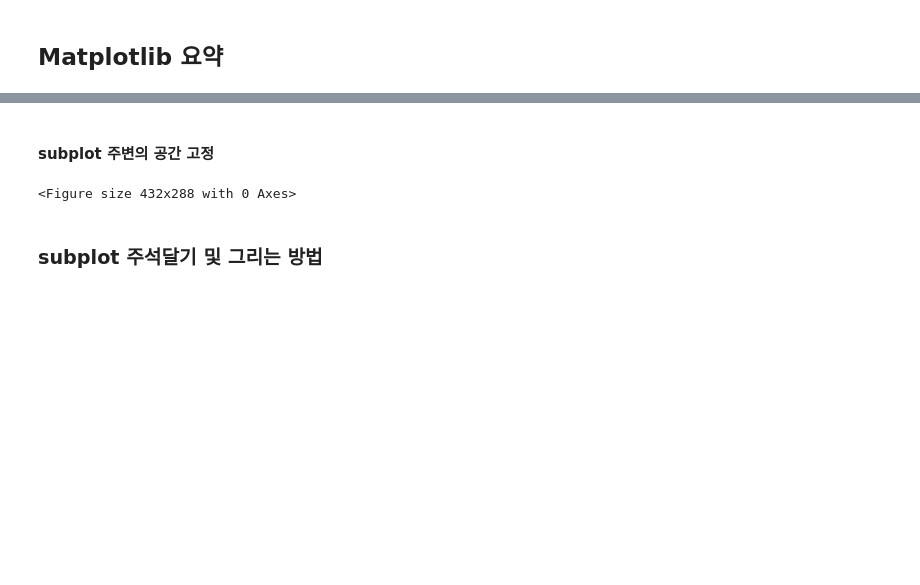
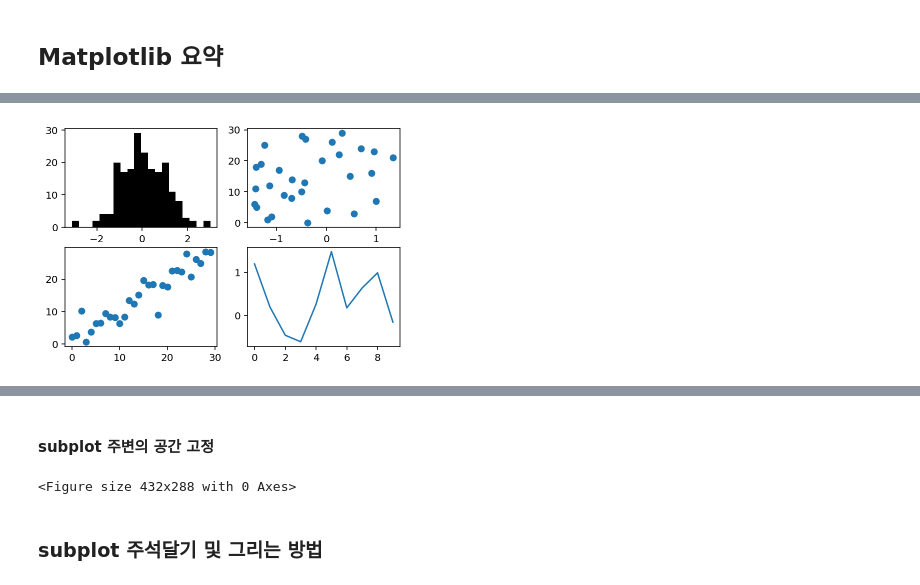
Before and after one commit to hwayoung306/AI, a Jupyter notebook: 20220419_py_06_데이터시각화.ipynb, the cells around one changed output, grey strips where cells are left out. Drawn from its saved outputs; the diff is of its cells as text; code cells hidden in the pictures; blank space fills up the shorter version.

```diff
--- a/20220419_py_06_데이터시각화.ipynb
+++ b/20220419_py_06_데이터시각화.ipynb
@@ -494,0 +542,6 @@ fig = plt.figure()
+# %%
+fig = plt.figure()
+
+ax1 = fig.add_subplot(2, 2, 1)
+ax2 = fig.add_subplot(2, 2, 2)
+ax3 = fig.add_subplot(2, 2, 3)
@@ -494,0 +550,20 @@ fig = plt.figure()
+# %%
+ax4 = fig.add_subplot(2, 2, 4)
+# %%
+import numpy as np
+
+ax1.clear()
+ax1.hist( np.random.randn(200), bins =20, color='k' )
+
+ax2.clear()
+ax2.scatter( np.random.randn(30), np.arange(30))
+
+ax3.clear()
+ax3.scatter( np.arange(30), np.arange(30) + 3 * np.random.randn(30))
+
+ax4.clear()
+ax4.plot( np.arange(10), np.random.randn(10) )
+
+fig
+# %% [output]
+[figure, added]
```
Also changed, not shown: parts of 56 cells of this notebook.
